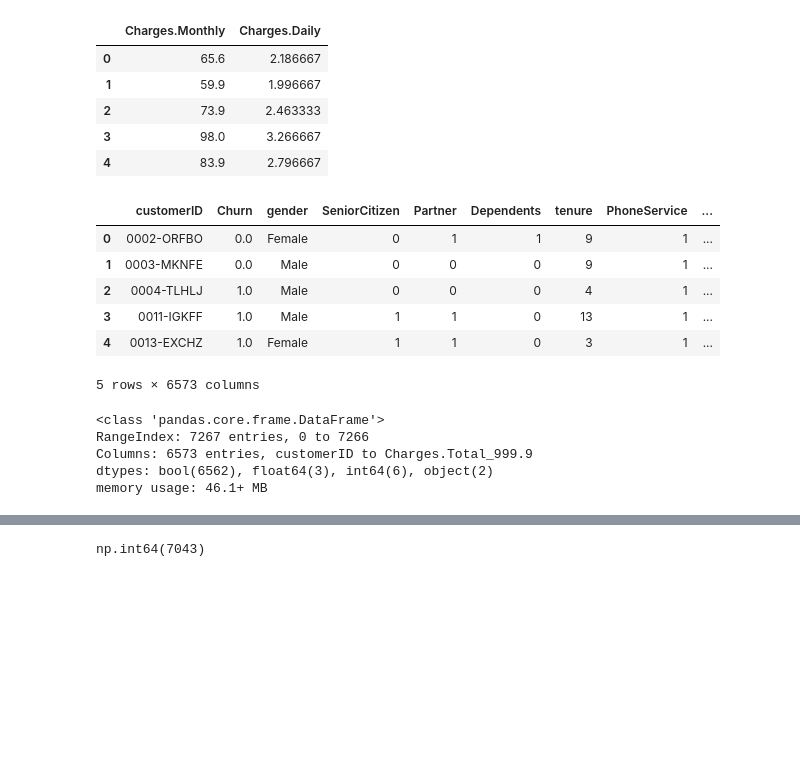
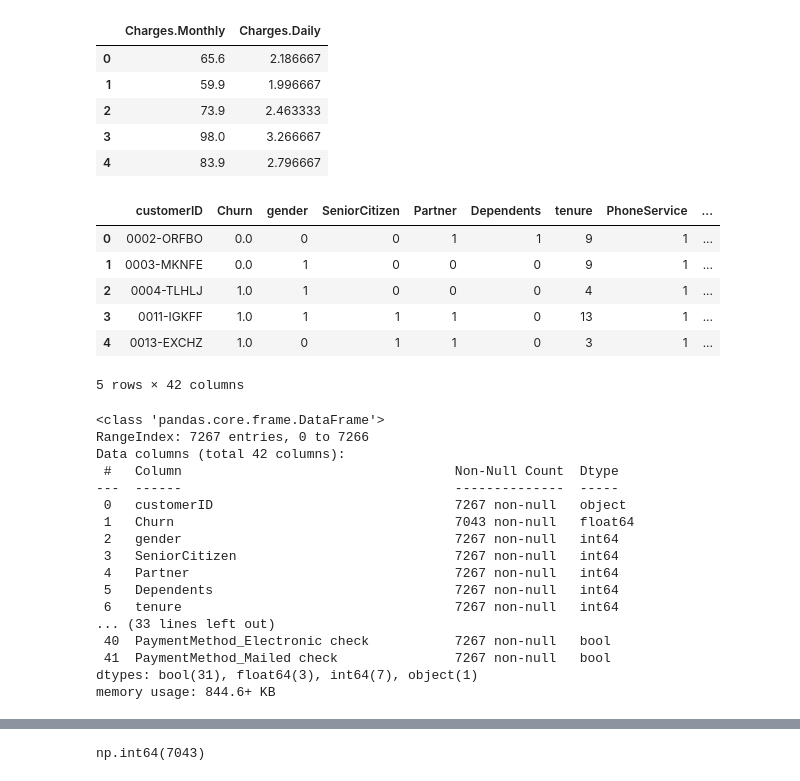
Before and after one commit to ZackMcz/Challenge-2---Telecom-X, a Jupyter notebook: TelecomX_Data.ipynb, the cells around one changed output, grey strips where cells are left out. Drawn from its saved outputs; the diff is of its cells as text; code cells hidden in the pictures; blank space fills up the shorter version.

```diff
--- a/TelecomX_Data.ipynb
+++ b/TelecomX_Data.ipynb
@@ -346,42 +346,63 @@ display(df_telecom_cleaned[['Charges.Monthly', 'Charges.Daily']].head())
 | 4 | 83.9 | 2.796667 |
 # %%
 import numpy as np
+import pandas as pd
 
 # Converte a coluna 'Churn' em 1s e 0s, manipulando potenciais valores ausentes se eles forem salvos como strings vazias
 df_telecom_cleaned['Churn'] = df_telecom_cleaned['Churn'].replace({'Yes': 1, 'No': 0, '': np.nan})
 df_telecom_cleaned['Churn'] = pd.to_numeric(df_telecom_cleaned['Churn'], errors='coerce')
 
 
 # Converte outras colunas de objetos binários em 1s e 0s
 binary_cols = ['Partner', 'Dependents', 'PhoneService', 'PaperlessBilling']
 for col in binary_cols:
     df_telecom_cleaned[col] = df_telecom_cleaned[col].replace({'Yes': 1, 'No': 0})
 
 # Identifica colunas de objetos com mais de dois valores exclusivos para codificação One-Ho
 object_cols_for_ohe = []
 for col in df_telecom_cleaned.select_dtypes(include='object').columns:
-    if col not in ['customerID', 'Churn'] and df_telecom_cleaned[col].nunique() > 2:
+    # Exclude 'Charges.Total' and 'gender' from one-hot encoding as it's a numerical column and gender is binary
+    if col not in ['customerID', 'Churn', 'Charges.Total', 'gender', 'Charges.Monthly'] and df_telecom_cleaned[col].nunique() > 2:
         object_cols_for_ohe.append(col)
 
 # Aplica codificação One-Hot
 df_processed = pd.get_dummies(df_telecom_cleaned, columns=object_cols_for_ohe, dummy_na=False)
 
+# Convert 'Charges.Total' to numeric, handling errors by coercing to NaN
+df_processed['Charges.Total'] = pd.to_numeric(df_processed['Charges.Total'], errors='coerce')
+
+# Convert 'gender' to numeric (0 for Female, 1 for Male)
+df_processed['gender'] = df_processed['gender'].replace({'Female': 0, 'Male': 1})
+
+
 # Exibe as primeiras linhas e informações do DataFram transformado
 display(df_processed.head())
 df_processed.info()
 # %% [output]
 |  | customerID | Churn | gender | SeniorCitizen | Partner | Dependents | tenure | PhoneService | ... |
-| 0 | 0002-ORFBO | 0.0 | Female | 0 | 1 | 1 | 9 | 1 | ... |
-| 1 | 0003-MKNFE | 0.0 | Male | 0 | 0 | 0 | 9 | 1 | ... |
-| 2 | 0004-TLHLJ | 1.0 | Male | 0 | 0 | 0 | 4 | 1 | ... |
-| 3 | 0011-IGKFF | 1.0 | Male | 1 | 1 | 0 | 13 | 1 | ... |
-| 4 | 0013-EXCHZ | 1.0 | Female | 1 | 1 | 0 | 3 | 1 | ... |
+| 0 | 0002-ORFBO | 0.0 | 0 | 0 | 1 | 1 | 9 | 1 | ... |
+| 1 | 0003-MKNFE | 0.0 | 1 | 0 | 0 | 0 | 9 | 1 | ... |
+| 2 | 0004-TLHLJ | 1.0 | 1 | 0 | 0 | 0 | 4 | 1 | ... |
+| 3 | 0011-IGKFF | 1.0 | 1 | 1 | 1 | 0 | 13 | 1 | ... |
+| 4 | 0013-EXCHZ | 1.0 | 0 | 1 | 1 | 0 | 3 | 1 | ... |
-5 rows × 6573 columns
+5 rows × 42 columns
 <class 'pandas.core.frame.DataFrame'>
 RangeIndex: 7267 entries, 0 to 7266
-Columns: 6573 entries, customerID to Charges.Total_999.9
-dtypes: bool(6562), float64(3), int64(6), object(2)
-memory usage: 46.1+ MB
+Data columns (total 42 columns):
+ #   Column                                   Non-Null Count  Dtype
+---  ------                                   --------------  -----
+ 0   customerID                               7267 non-null   object
+ 1   Churn                                    7043 non-null   float64
+ 2   gender                                   7267 non-null   int64
+ 3   SeniorCitizen                            7267 non-null   int64
+ 4   Partner                                  7267 non-null   int64
+ 5   Dependents                               7267 non-null   int64
+ 6   tenure                                   7267 non-null   int64
+... (33 lines left out)
+ 40  PaymentMethod_Electronic check           7267 non-null   bool
+ 41  PaymentMethod_Mailed check               7267 non-null   bool
+dtypes: bool(31), float64(3), int64(7), object(1)
+memory usage: 844.6+ KB
 # %%
 # Identifica recursos (todas as colunas, exceto 'customerID' e 'Churn') e meta ('Churn')
 features = [col for col in df_processed.columns if col not in ['customerID', 'Churn']]
```
Also changed, not shown: parts of 11 cells of this notebook.
